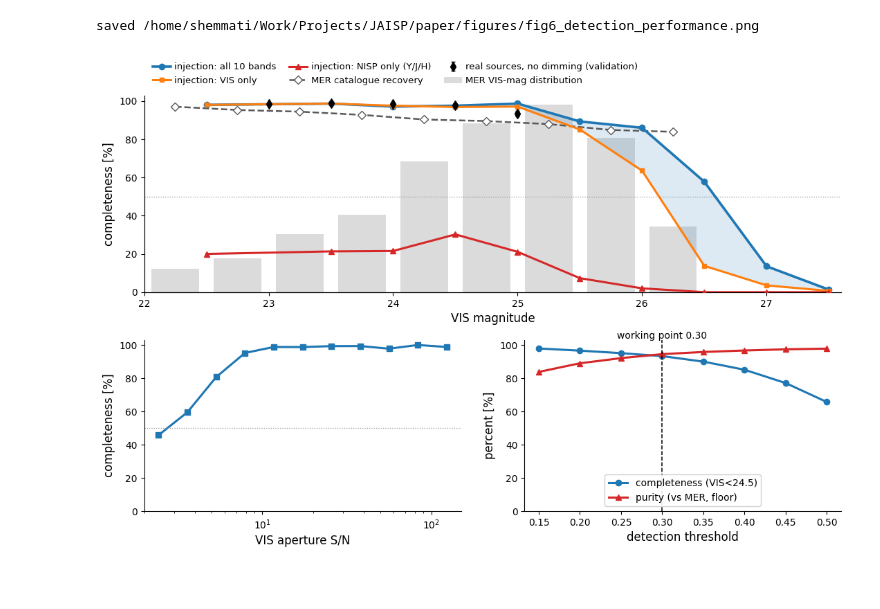
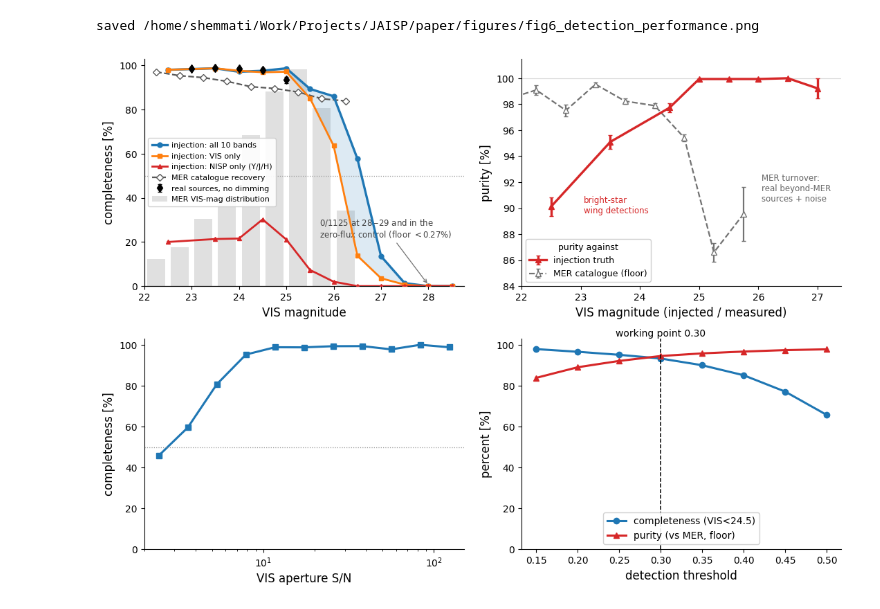
Before and after one commit to xoubish/JAISP, a Jupyter notebook: paper/paper_figures/figure_6_injection.ipynb, the cells around one changed output. Drawn from its saved outputs; the diff is of its cells as text; code cells hidden in the pictures; blank space fills up the shorter version.

Commit message:
injection

```diff
--- a/paper/paper_figures/figure_6_injection.ipynb
+++ b/paper/paper_figures/figure_6_injection.ipynb
@@ -59,58 +82,82 @@ Q1 metrics loaded from /home/shemmati/Work/Projects/JAISP/checkpoints/q1_detecti
 # %%
-# ---- assemble the 3-panel figure (a: wide top, b/c: bottom) ----
+# ---- assemble the 2x2 figure: (a) completeness vs mag, (b) purity vs mag,
+# ----                          (c) completeness vs S/N, (d) operating point ----
 CA, CV, CN, CP = '#1f77b4', '#ff7f0e', '#d62728', '#d62728'
-fig = plt.figure(figsize=(13, 7.8))
-gs = fig.add_gridspec(2, 2, height_ratios=[1.15, 1.0], hspace=0.26, wspace=0.2)
-a = fig.add_subplot(gs[0, :]); b = fig.add_subplot(gs[1, 0]); c = fig.add_subplot(gs[1, 1])
+fig = plt.figure(figsize=(13, 9.2))
+gs = fig.add_gridspec(2, 2, height_ratios=[1.08, 1.0], hspace=0.24, wspace=0.18)
+a = fig.add_subplot(gs[0, 0]); b = fig.add_subplot(gs[0, 1])
+c = fig.add_subplot(gs[1, 0]); d = fig.add_subplot(gs[1, 1])
 
 # ---- (a) completeness vs VIS magnitude ----
 medges = np.array(rec['medges']); hc = (medges[:-1] + medges[1:]) / 2
 at = a.twinx()
-at.bar(hc, rec['mer_hist'], width=0.38, color='0.86', zorder=0, label='MER VIS-mag distribution')
-at.set_yticks([])   # histogram is illustrative context; no right-axis scale needed
+at.bar(hc, rec['mer_hist'], width=0.38, color='0.88', zorder=0, label='MER VIS-mag distribution')
+at.set_yticks([])
 a.set_zorder(at.get_zorder() + 1); a.patch.set_visible(False)
 mag = np.array(inj['all']['mag'])
 cu = {k: np.array(inj[k]['comp']) for k in ('all', 'vis', 'nisp')}
 a.fill_between(mag, cu['vis'], cu['all'], color=CA, alpha=0.15, zorder=2)
-a.plot(mag, cu['all'], '-o', color=CA, lw=2.6, ms=6, label='injection: all 10 bands', zorder=5)
-a.plot(mag, cu['vis'], '-s', color=CV, lw=2.2, ms=5, label='injection: VIS only', zorder=5)
-a.plot(mag, cu['nisp'], '-^', color=CN, lw=2.2, ms=6, label='injection: NISP only (Y/J/H)', zorder=5)
-a.plot(rec['rec_mag'], rec['rec_comp'], '--D', color='0.35', lw=1.8, ms=6, mfc='white', zorder=4,
+a.plot(mag, cu['all'], '-o', color=CA, lw=2.4, ms=5, label='injection: all 10 bands', zorder=5)
+a.plot(mag, cu['vis'], '-s', color=CV, lw=2.0, ms=4.5, label='injection: VIS only', zorder=5)
+a.plot(mag, cu['nisp'], '-^', color=CN, lw=2.0, ms=5, label='injection: NISP only (Y/J/H)', zorder=5)
+a.plot(rec['rec_mag'], rec['rec_comp'], '--D', color='0.35', lw=1.6, ms=5, mfc='white', zorder=4,
        label='MER catalogue recovery')
-a.errorbar(VBINS, val_comp, val_err, fmt='d', color='k', ms=7, capsize=2.5, zorder=6, lw=1.2,
-           label='real sources, no dimming (validation)')
+a.errorbar(VBINS, val_comp, val_err, fmt='d', color='k', ms=6, capsize=2.5, zorder=6, lw=1.1,
+           label='real sources, no dimming')
 a.axhline(50, color='0.6', lw=0.9, ls=':')
-a.set_xlim(22, 27.6); a.set_ylim(0, 103)
+a.annotate('0/1125 at 28$-$29 and in the\nzero-flux control (floor $<$0.27%)',
+           xy=(28.0, 0.5), xytext=(25.7, 22), fontsize=8.5, color='0.25',
+           arrowprops=dict(arrowstyle='->', color='0.45', lw=0.9))
+a.set_xlim(22, 28.75); a.set_ylim(0, 103)
 a.set_xlabel('VIS magnitude', fontsize=12); a.set_ylabel('completeness [%]', fontsize=12)
 a.tick_params(labelsize=10)
 h1, l1 = a.get_legend_handles_labels(); h2, l2 = at.get_legend_handles_labels()
-a.legend(h1 + h2, l1 + l2, fontsize=9.5, loc='lower left', bbox_to_anchor=(0.0, 1.01),
-         ncol=3, frameon=False, columnspacing=1.4, handletextpad=0.4)
+a.legend(h1 + h2, l1 + l2, fontsize=8, loc='center left', frameon=True, framealpha=0.9,
+         borderpad=0.5, handletextpad=0.5)
 
-# ---- (b) completeness vs measured VIS aperture S/N ----
-b.plot(rec['snr_x'], rec['snr_comp'], '-s', color=CA, lw=2.2, ms=6)
-b.axhline(50, color='0.6', lw=0.9, ls=':'); b.set_xscale('log'); b.set_ylim(0, 103)
-b.set_xlabel('VIS aperture S/N', fontsize=12); b.set_ylabel('completeness [%]', fontsize=12)
+# ---- (b) purity vs VIS magnitude: injection truth + MER floor ----
+im = sorted(float(k) for k in ipur)
+ip_pur = [ipur[f'{m}']['purity_vs_injection'] for m in im]
+ip_n   = [ipur[f'{m}']['recovered'] + ipur[f'{m}']['artifacts'] for m in im]
+ip_err = [100*np.sqrt(q/100*(1-q/100)/max(n, 1)) for q, n in zip(ip_pur, ip_n)]
+b.errorbar(im, ip_pur, ip_err, fmt='-^', color=CP, lw=2.4, ms=6, capsize=2, zorder=5,
+           label='injection truth')
+b.errorbar(mer_pur['mag'], mer_pur['pur'], mer_pur['err'], fmt='--^', color='0.45', lw=1.6,
+           ms=6, mfc='white', capsize=2, zorder=4, label='MER catalogue (floor)')
+b.axhline(100, color='0.85', lw=0.8, zorder=1)
+b.text(23.05, 89.6, 'bright-star\nwing detections', fontsize=8.5, color=CP)
+b.text(26.05, 90.5, 'MER turnover:\nreal beyond-MER\nsources + noise', fontsize=8.5, color='0.4')
+b.set_xlim(22, 27.4); b.set_ylim(84, 101.5)
+b.set_xlabel('VIS magnitude (injected / measured)', fontsize=12)
+b.set_ylabel('purity [%]', fontsize=12)
 b.tick_params(labelsize=10)
+b.legend(fontsize=9, loc='lower left', frameon=True, framealpha=0.95, title='purity against',
+         title_fontsize=9)
 
-# ---- (c) completeness & purity vs threshold ----
+# ---- (c) completeness vs measured VIS aperture S/N ----
+c.plot(rec['snr_x'], rec['snr_comp'], '-s', color=CA, lw=2.2, ms=6)
+c.axhline(50, color='0.6', lw=0.9, ls=':'); c.set_xscale('log'); c.set_ylim(0, 103)
+c.set_xlabel('VIS aperture S/N', fontsize=12); c.set_ylabel('completeness [%]', fontsize=12)
+c.tick_params(labelsize=10)
+
+# ---- (d) completeness & purity vs threshold ----
 keys = sorted(bak, key=float); confs = [float(k) for k in keys]
 comp = [bak[k]['completeness'] for k in keys]; pur = [bak[k]['purity'] for k in keys]
-c.plot(confs, comp, '-o', color=CA, lw=2.2, ms=6, label='completeness (VIS<24.5)')
-c.plot(confs, pur, '-^', color=CP, lw=2.2, ms=6, label='purity (vs MER, floor)')
-c.axvline(0.30, color='k', lw=1.1, ls='--')
-c.text(0.30, 104, 'working point 0.30', fontsize=10, ha='center', color='k')
-c.set_ylim(0, 103); c.set_xlabel('detection threshold', fontsize=12); c.set_ylabel('percent [%]', fontsize=12)
-c.tick_params(labelsize=10); c.legend(fontsize=10, loc='lower center', frameon=True, framealpha=0.9)
+d.plot(confs, comp, '-o', color=CA, lw=2.2, ms=6, label='completeness (VIS<24.5)')
+d.plot(confs, pur, '-^', color=CP, lw=2.2, ms=6, label='purity (vs MER, floor)')
+d.axvline(0.30, color='k', lw=1.1, ls='--')
+d.text(0.30, 104, 'working point 0.30', fontsize=10, ha='center', color='k')
+d.set_ylim(0, 103); d.set_xlabel('detection threshold', fontsize=12); d.set_ylabel('percent [%]', fontsize=12)
+d.tick_params(labelsize=10); d.legend(fontsize=10, loc='lower center', frameon=True, framealpha=0.9)
 
-for x in (a, b, c):
+for x in (a, b, c, d):
     for s in ('top', 'right'): x.spines[s].set_visible(False)
 for s in ('top', 'right'): at.spines[s].set_visible(False)
 
 OUT.parent.mkdir(parents=True, exist_ok=True)
 fig.savefig(OUT, dpi=200, bbox_inches='tight', facecolor='white')
 print('saved', OUT)
 plt.show()
 # %% [output]
 saved /home/shemmati/Work/Projects/JAISP/paper/figures/fig6_detection_performance.png
-[figure, old version]
+[figure, new version]
```
Also changed, not shown: parts of 2 cells of this notebook, 15 other files.
